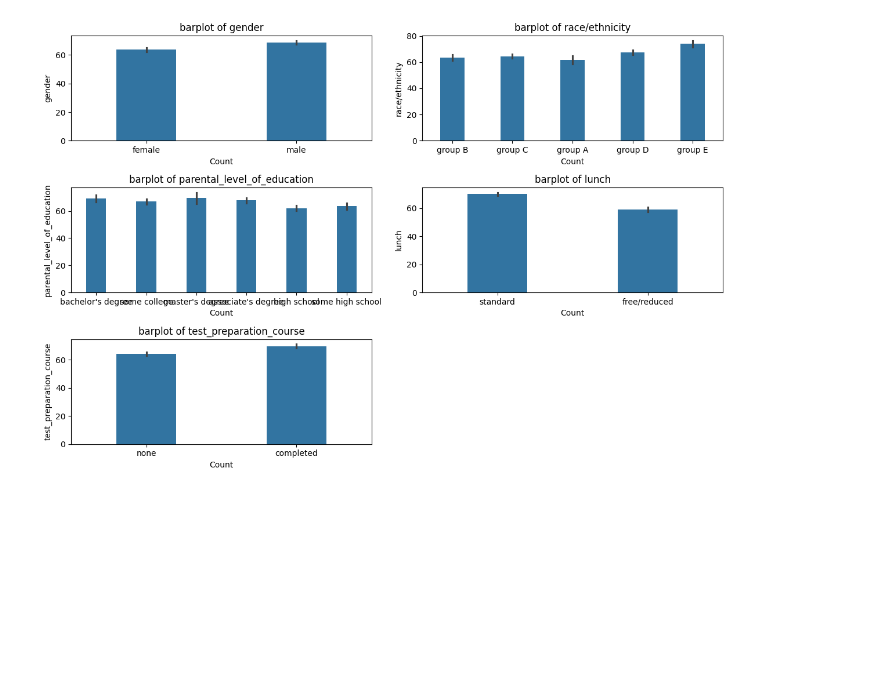
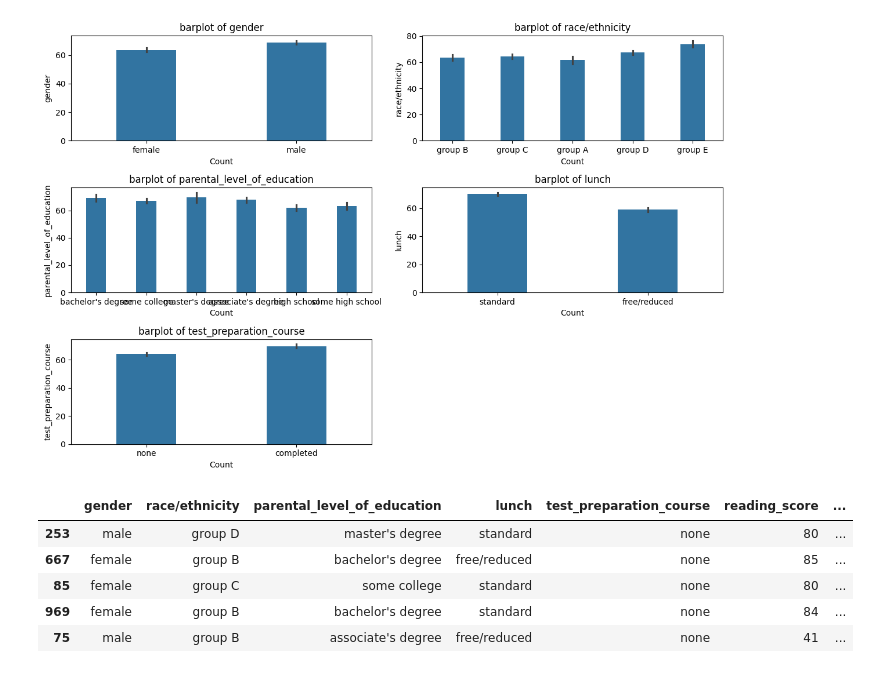
Before and after one commit to Kammarishivashankar/student_performance_indicator, a Jupyter notebook: EDA/eda_and_modelling.ipynb, the cells around one changed output. Saved outputs shown, nothing was run; the diff lists cells and outputs as text; code cells hidden in the pictures; blank space fills up the shorter version.

```diff
--- a/EDA/eda_new.ipynb
+++ b/EDA/eda_and_modelling.ipynb
@@ -157,0 +159,14 @@ from sklearn.model_selection import trai_test_split
+# %%
+X = input_data
+y = target
+# %%
+x_train,x_test,y_train,y_test = train_test_split(X,y,test_size=0.25,random_state=0)
+# %%
+x_train.head()
+# %% [output]
+|  | gender | race/ethnicity | parental_level_of_education | lunch | test_preparation_course | reading_score | ... |
+| 253 | male | group D | master's degree | standard | none | 80 | ... |
+| 667 | female | group B | bachelor's degree | free/reduced | none | 85 | ... |
+| 85 | female | group C | some college | standard | none | 80 | ... |
+| 969 | female | group B | bachelor's degree | standard | none | 84 | ... |
+| 75 | male | group B | associate's degree | free/reduced | none | 41 | ... |
```
Also changed, not shown: parts of 8 cells of this notebook, 2 other files.
